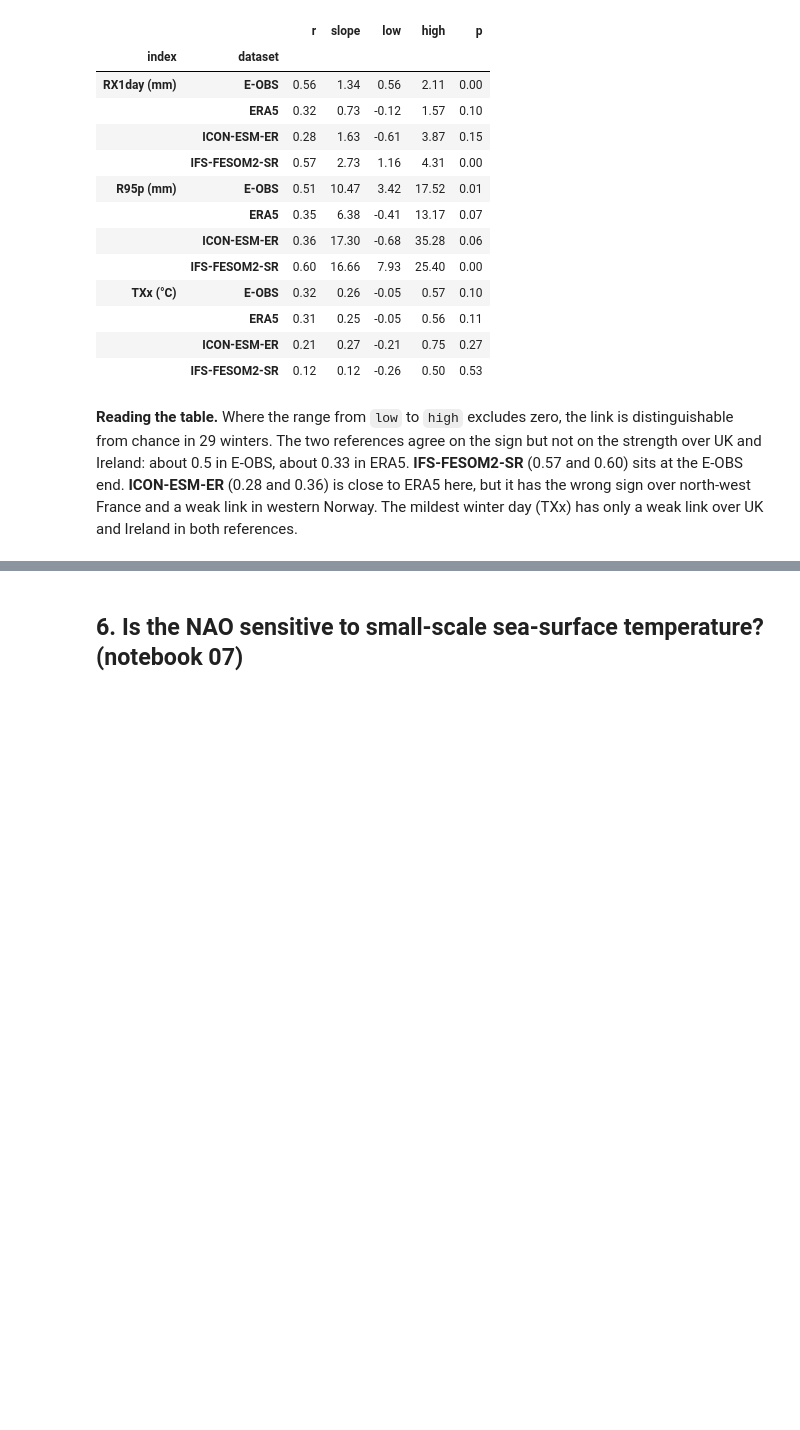
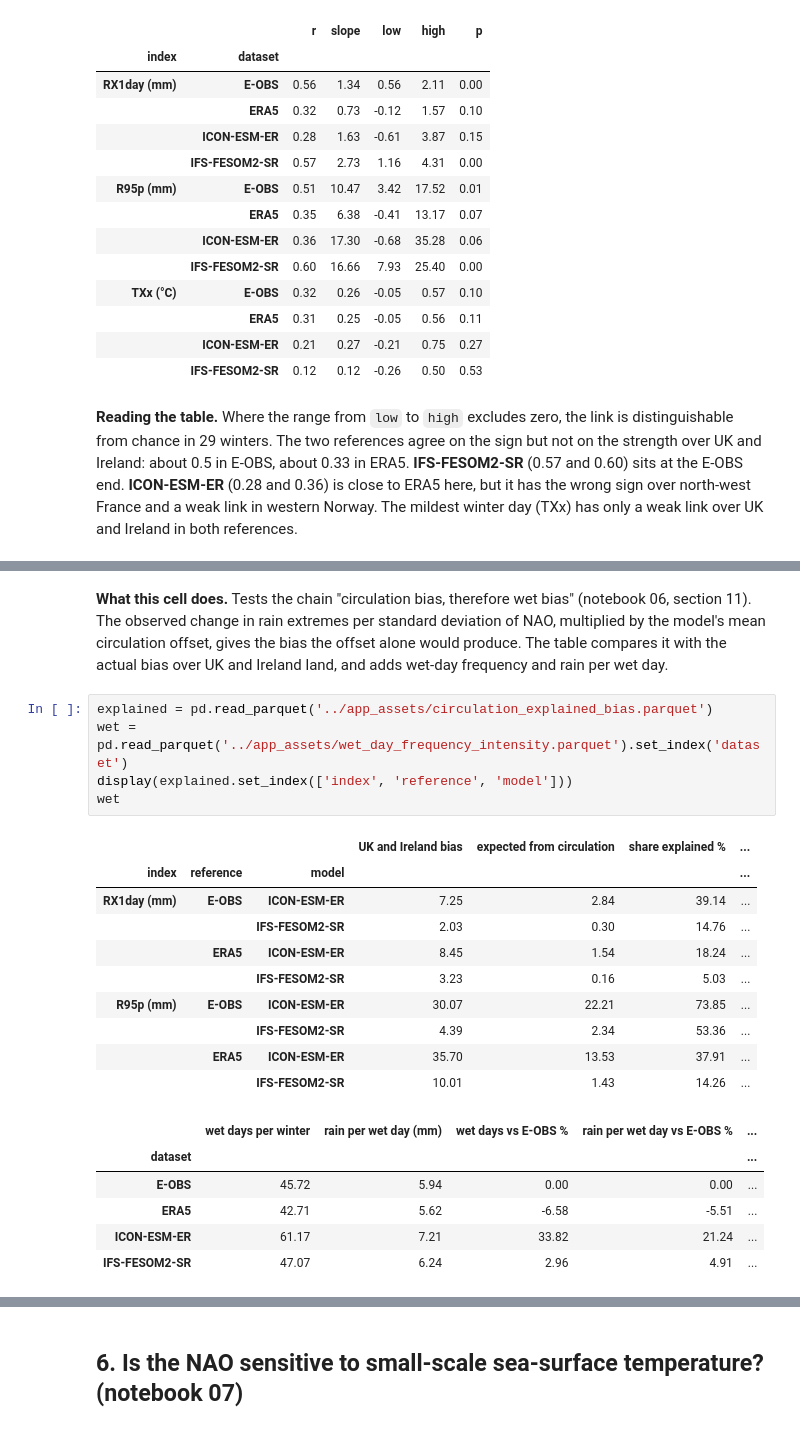
Before and after one commit to TunaHim/HighRes-EERIE-NorthAtlantic-Evaluation, a Jupyter notebook: notebooks/00_summary.ipynb, the cells around one changed output, grey strips where cells are left out. Saved outputs shown, nothing was run; the diff lists cells and outputs as text; blank space fills up the shorter version.

```diff
--- a/notebooks/00_summary.ipynb
+++ b/notebooks/00_summary.ipynb
@@ -233,0 +371,27 @@ has only a weak link over UK and Ireland in both references.
+# %% [markdown]
+**What this cell does.** Tests the chain "circulation bias, therefore wet bias" (notebook 06,
+section 11). The observed change in rain extremes per standard deviation of NAO, multiplied by the
+model's mean circulation offset, gives the bias the offset alone would produce. The table compares
+it with the actual bias over UK and Ireland land, and adds wet-day frequency and rain per wet day.
+# %%
+explained = pd.read_parquet('../app_assets/circulation_explained_bias.parquet')
+wet = pd.read_parquet('../app_assets/wet_day_frequency_intensity.parquet').set_index('dataset')
+display(explained.set_index(['index', 'reference', 'model']))
+wet
+# %% [output]
+|  |  |  | UK and Ireland bias | expected from circulation | share explained % | ... |
+| index | reference | model |  |  |  | ... |
+| RX1day (mm) | E-OBS | ICON-ESM-ER | 7.25 | 2.84 | 39.14 | ... |
+|  |  | IFS-FESOM2-SR | 2.03 | 0.30 | 14.76 | ... |
+|  | ERA5 | ICON-ESM-ER | 8.45 | 1.54 | 18.24 | ... |
+|  |  | IFS-FESOM2-SR | 3.23 | 0.16 | 5.03 | ... |
+| R95p (mm) | E-OBS | ICON-ESM-ER | 30.07 | 22.21 | 73.85 | ... |
+|  |  | IFS-FESOM2-SR | 4.39 | 2.34 | 53.36 | ... |
+|  | ERA5 | ICON-ESM-ER | 35.70 | 13.53 | 37.91 | ... |
+|  |  | IFS-FESOM2-SR | 10.01 | 1.43 | 14.26 | ... |
+|  | wet days per winter | rain per wet day (mm) | wet days vs E-OBS % | rain per wet day vs E-OBS % | ... |
+| dataset |  |  |  |  | ... |
+| E-OBS | 45.72 | 5.94 | 0.00 | 0.00 | ... |
+| ERA5 | 42.71 | 5.62 | -6.58 | -5.51 | ... |
+| ICON-ESM-ER | 61.17 | 7.21 | 33.82 | 21.24 | ... |
+| IFS-FESOM2-SR | 47.07 | 6.24 | 2.96 | 4.91 | ... |
```
Also changed, not shown: parts of 13 cells of this notebook, 35 other files.
